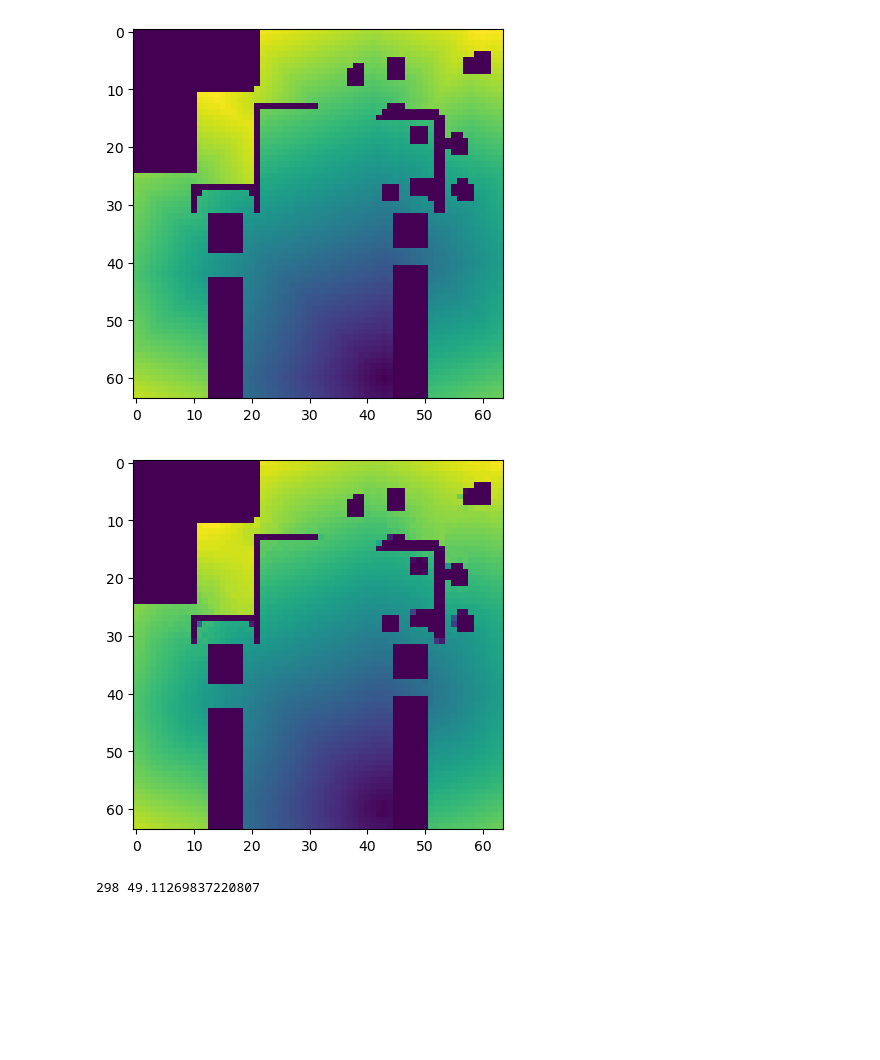
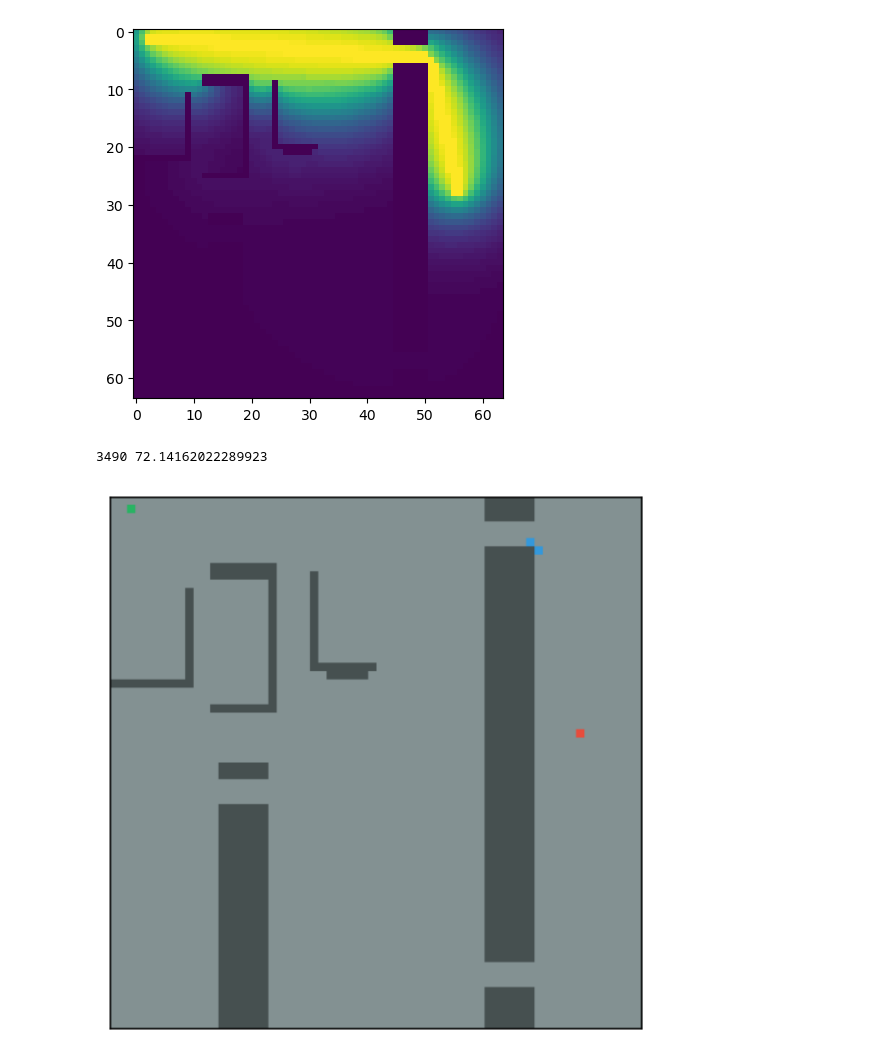
Before and after one commit to DrozdovDan/HS_HW_TransPath, a Jupyter notebook: testing.ipynb, the cells around one changed output. Cells and saved outputs as stored; diff of their text form; code cells hidden in the pictures; blank space fills up the shorter version.

```diff
--- a/testing.ipynb
+++ b/testing.ipynb
@@ -325,7 +326,7 @@ class SearchTreePQD:
 
     @property
     def expanded(self):
-        return self._closed.values()
+        return self._closed
 
     @property
     def number_of_open_dublicates(self):
@@ -373,6 +374,24 @@ def octile_distance(i1: int, j1: int, i2: int, j2: int) -> int:
         Manhattan distance between the two cells.
     """
     return abs(abs(i1 - i2) - abs(j1 - j2)) + min(abs(i1 - i2), abs(j1 - j2)) * 2 ** 0.5
+
+def euclidean_distance(i1: int, j1: int, i2: int, j2: int) -> int:
+    """
+    Computes the Manhattan distance between two cells on a grid.
+
+    Parameters
+    ----------
+    i1, j1 : int
+        (i, j) coordinates of the first cell on the grid.
+    i2, j2 : int
+        (i, j) coordinates of the second cell on the grid.
+
+    Returns
+    -------
+    int
+        Manhattan distance between the two cells.
+    """
+    return ((i1 - i2) ** 2 + (j1 - j2) ** 2) ** 0.5
 # %%
 
 def astar(
@@ -580,26 +733,23 @@ def astar_func(
 # %%
-dataset_path = './TransPath_data/test'
+dataset_path = './TransPath_data_mini/test'
 
 cells = np.load(f'{dataset_path}/maps.npy', mmap_mode='c')
 starts = np.load(f'{dataset_path}/starts.npy', mmap_mode='c')
 goals = np.load(f'{dataset_path}/goals.npy', mmap_mode='c')
-heuristics = np.load(f'{dataset_path}/predicted_abs.npy', mmap_mode='c')
-true_heuristics = np.load(f'{dataset_path}/abs.npy', mmap_mode='c')
-i = 11
+true_heuristics = np.load(f'{dataset_path}/focal.npy', mmap_mode='c')
+i = 0
 map = Map(cells[i, 0])
 start_i, start_j = np.where(starts[i, 0])
 start_i, start_j = start_i[0], start_j[0]
 goal_i, goal_j = np.where(goals[i, 0])
 goal_i, goal_j = goal_i[0], goal_j[0]
 plt.imshow(true_heuristics[i, 0])
 plt.show()
-plt.imshow(heuristics[i, 0])
-plt.show()
-data = astar(map, start_i, start_j, goal_i, goal_j, heuristics[i, 0], SearchTreePQD)
+data = thetastar(map, start_i, start_j, goal_i, goal_j, euclidean_distance, SearchTreePQD)
 path, length = make_path(data[1])
 print(len(data[-1]), length)
 draw(map, Node(start_i, start_j), Node(goal_i, goal_j), path, data[-2], data[-1])
 # %% [output]
-[figure, old version]
+[figure, new version]
+3490 72.14162022289923
-[figure, old version]
+[figure, new version]
-298 49.11269837220807
```
Also changed, not shown: parts of 6 cells of this notebook, 1 other file.
